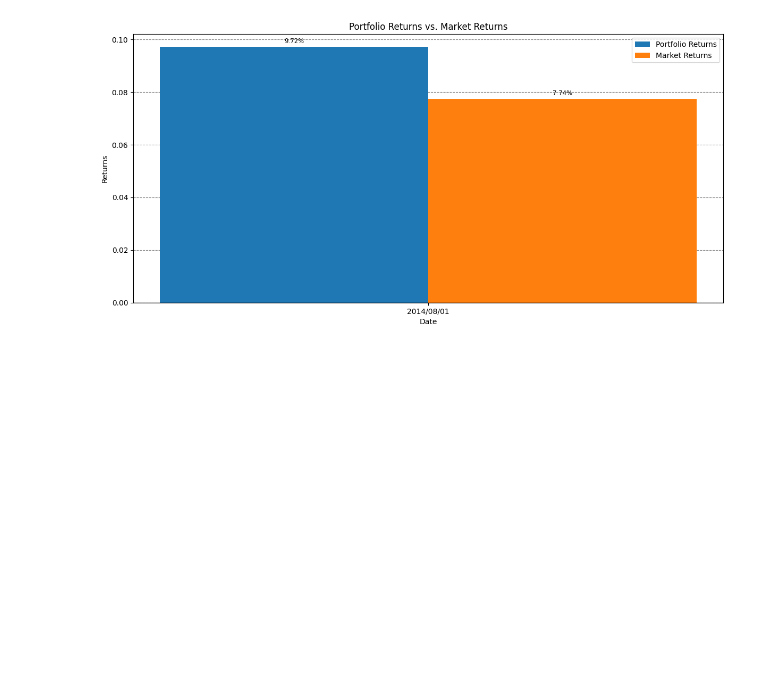
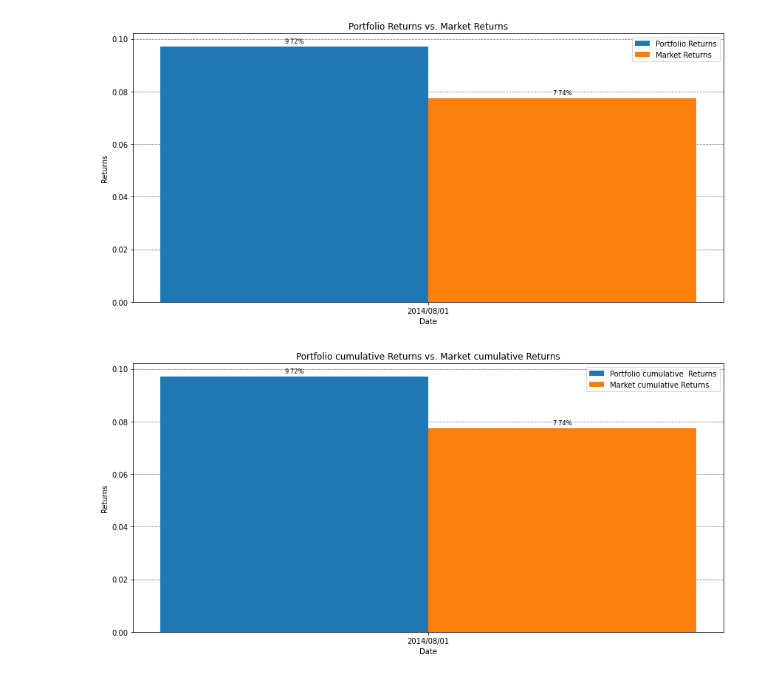
Before and after one commit to NicolaiVArends/BachelorThesis, a Jupyter notebook: notebooks/back_testing.ipynb, the cells around one changed output. Saved outputs shown, nothing was run; the diff lists cells and outputs as text; code cells hidden in the pictures; blank space fills up the shorter version.

Commit message:
Have made a template for strategy testing
Added cumulative returns to portfolio and plot

```diff
--- a/notebooks/back_testing.ipynb
+++ b/notebooks/back_testing.ipynb
@@ -36,10 +33,7 @@ max_esg_score = 2000
 df = pd.read_excel('../data/ESG_DATA_S&P500.xlsx')
 
 df = df[(df["stock_symbol"] == 'MMM') |(df['stock_symbol'] == 'AOS') | (df['stock_symbol']=='ABT')] #['MMM','AOS','ABT']
-dates = [x,x1]
 
-start_year = dates[0]
-end_year = dates[1]
 
 Bounds1 = Bounds(-1,2) #How willing we are to go short and to invest in one particular stock
 Wanted_return = 0.20 #Only used when using the wanted_return constraint
@@ -58,9 +52,7 @@ strategy1 = {'df': df,
  'wanted_return': Wanted_return,
  'maximum_risk': maximum_risk,
  'rebalancing_freq': rebalancing_freq,
- 'risk_free_rate': risk_free_rate,
- 'start_year' : start_year,
- 'end_year' : end_year}
+ 'risk_free_rate': risk_free_rate,}
 # %%
 data5 = backtesting.backtesting(strategy1, 'monthly', 6, '2014-02-01','2014-07-01',0,10,'^GSPC',False)
 data5[3]
@@ -91,3 +90,8 @@ data5
 plot.compare_returns1(data5[9],np.concatenate(data5[8]),data5[7])
 # %% [output]
 [figure]
+# %%
+
+plot.compare_cumulative_returns(data5[9],np.concatenate(data5[10]),data5[11])
+# %% [output]
+[figure, added]
```
Also changed, not shown: parts of 4 cells of this notebook, 3 other files.
